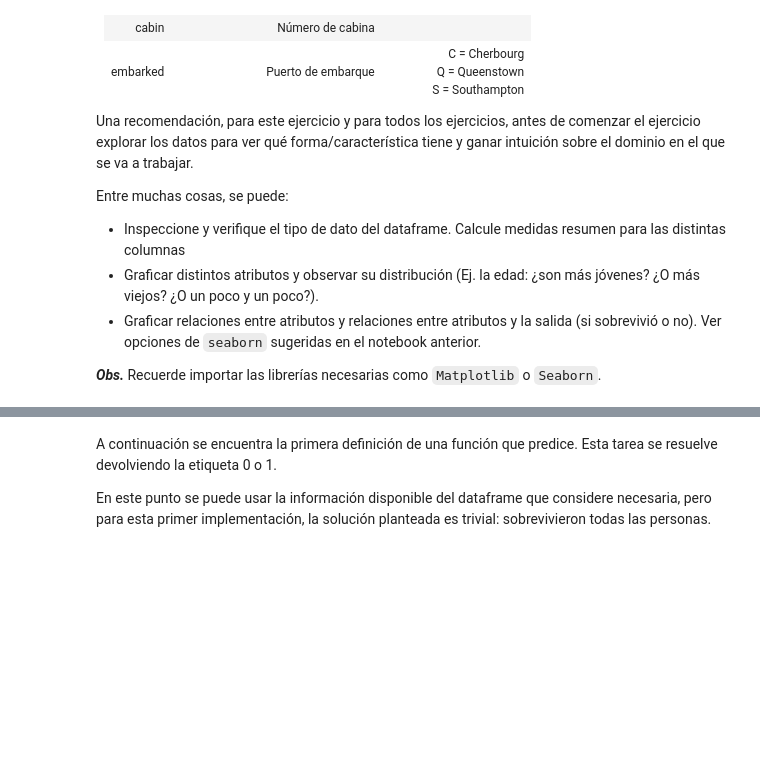
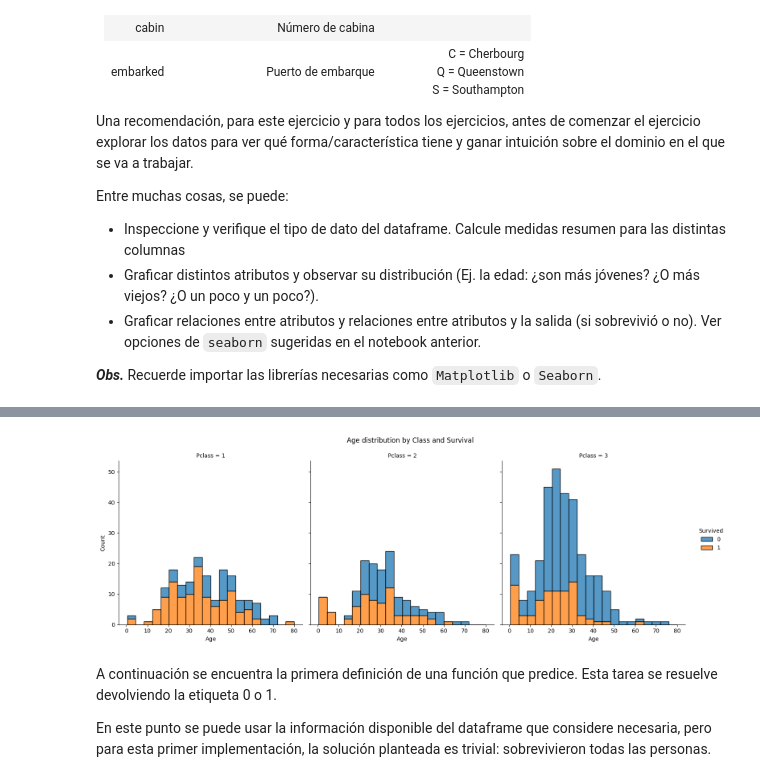
Before and after one commit to Magali8310/Facultad, a Jupyter notebook: Aprendizaje Automático/Notebooks/notebook_02_titanic_published.ipynb, the cells around one changed output, grey strips where cells are left out. Saved outputs shown, nothing was run; the diff lists cells and outputs as text; code cells hidden in the pictures; blank space fills up the shorter version.

```diff
--- a/Aprendizaje Automático/Notebooks/notebook_02_titanic_published.ipynb
+++ b/Aprendizaje Automático/Notebooks/notebook_02_titanic_published.ipynb
@@ -104,3 +218,9 @@ y
+# %%
+sns.displot(titanic, x="Age", hue="Survived", multiple="stack", bins=20, col="Pclass")
+plt.suptitle("Age distribution by Class and Survival", y=1.05)
+plt.show()
+# %% [output]
+[figure, added]
 # %% [markdown]
 A continuación se encuentra la primera definición de una función que predice. Esta tarea se resuelve devolviendo la etiqueta 0 o 1.
 
```
Also changed, not shown: parts of 11 cells of this notebook.
